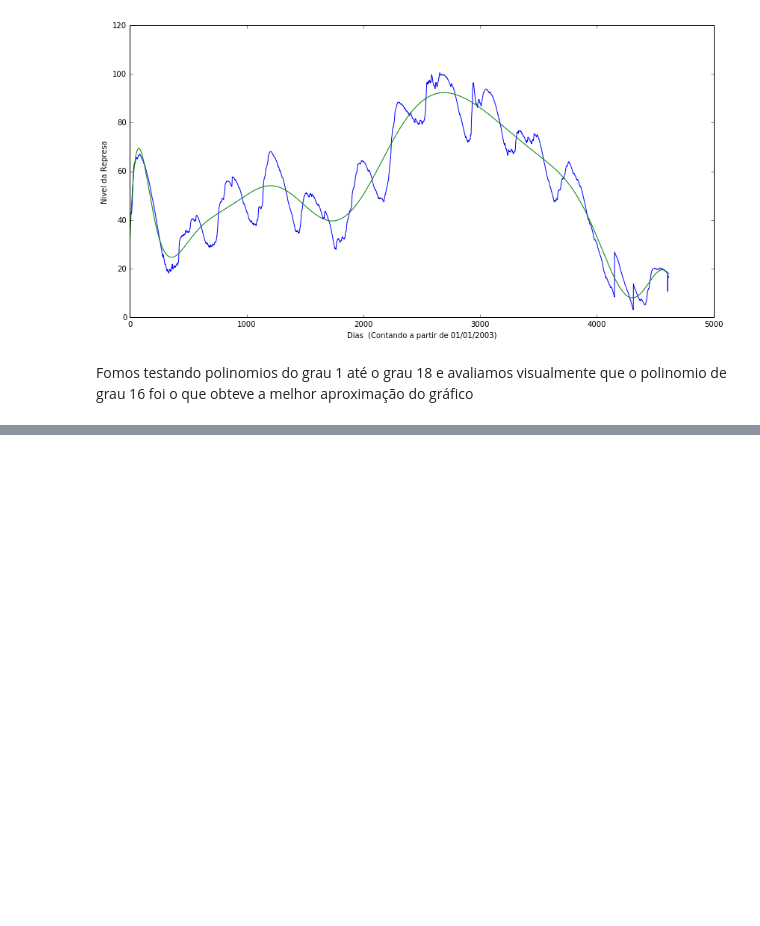
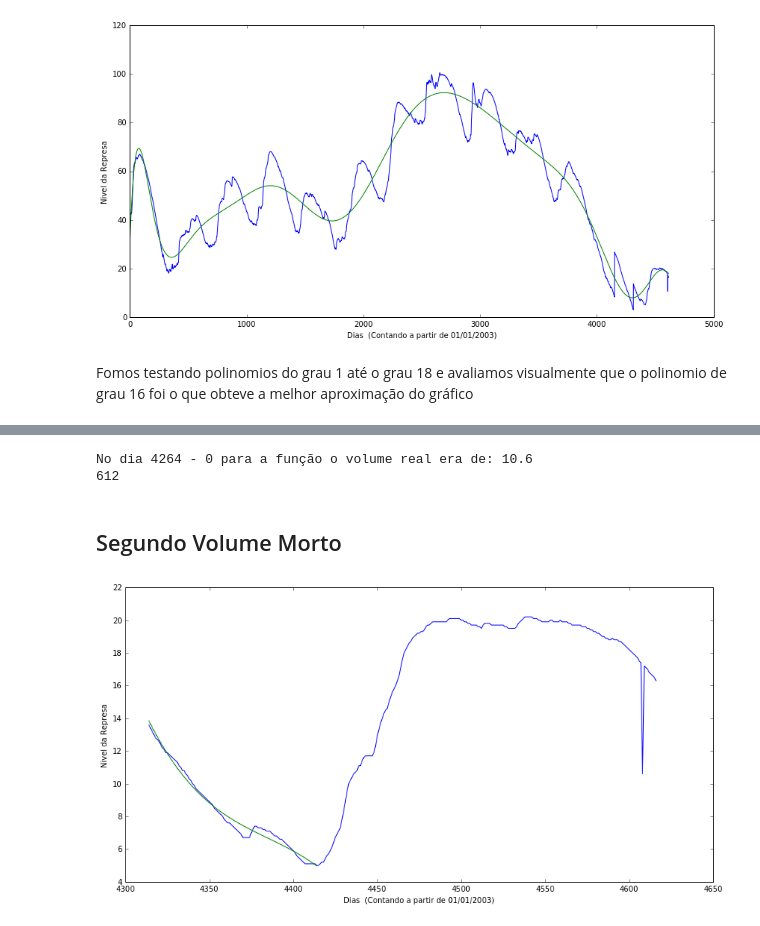
Before and after one commit to faciolihenrique/ms211, a Jupyter notebook: proj1.ipynb, the cells around one changed output, grey strips where cells are left out. Cells and saved outputs as stored; diff of their text form; code cells hidden in the pictures; blank space fills up the shorter version.

```diff
--- a/proj1.ipynb
+++ b/proj1.ipynb
@@ -104,0 +133,20 @@ Fomos testando polinomios do grau 1 até o grau 18 e avaliamos visualmente que o
+# %%
+print("No dia 4264 - 0 para a função o volume real era de: " + str(niveis[4264]) )
+print(4264 - 3652)
+# %% [output]
+No dia 4264 - 0 para a função o volume real era de: 10.6
+612
+# %% [markdown]
+## Segundo Volume Morto
+# %%
+coeficientes = np.polyfit(dias[4314:4415],niveis[4314:4415],3)
+polinomio = np.poly1d(coeficientes)
+
+
+plt.plot(dias[4314:], niveis[4314:], dias[4314:4415], polinomio(dias[4314:4415]))
+plt.ylabel('Nivel da Represa')
+plt.xlabel('Dias  (Contando a partir de 01/01/2003)')
+plt.gcf().set_size_inches(14,7)
+plt.show()
+# %% [output]
+[figure, added]
```
Also changed, not shown: parts of 6 cells of this notebook.
